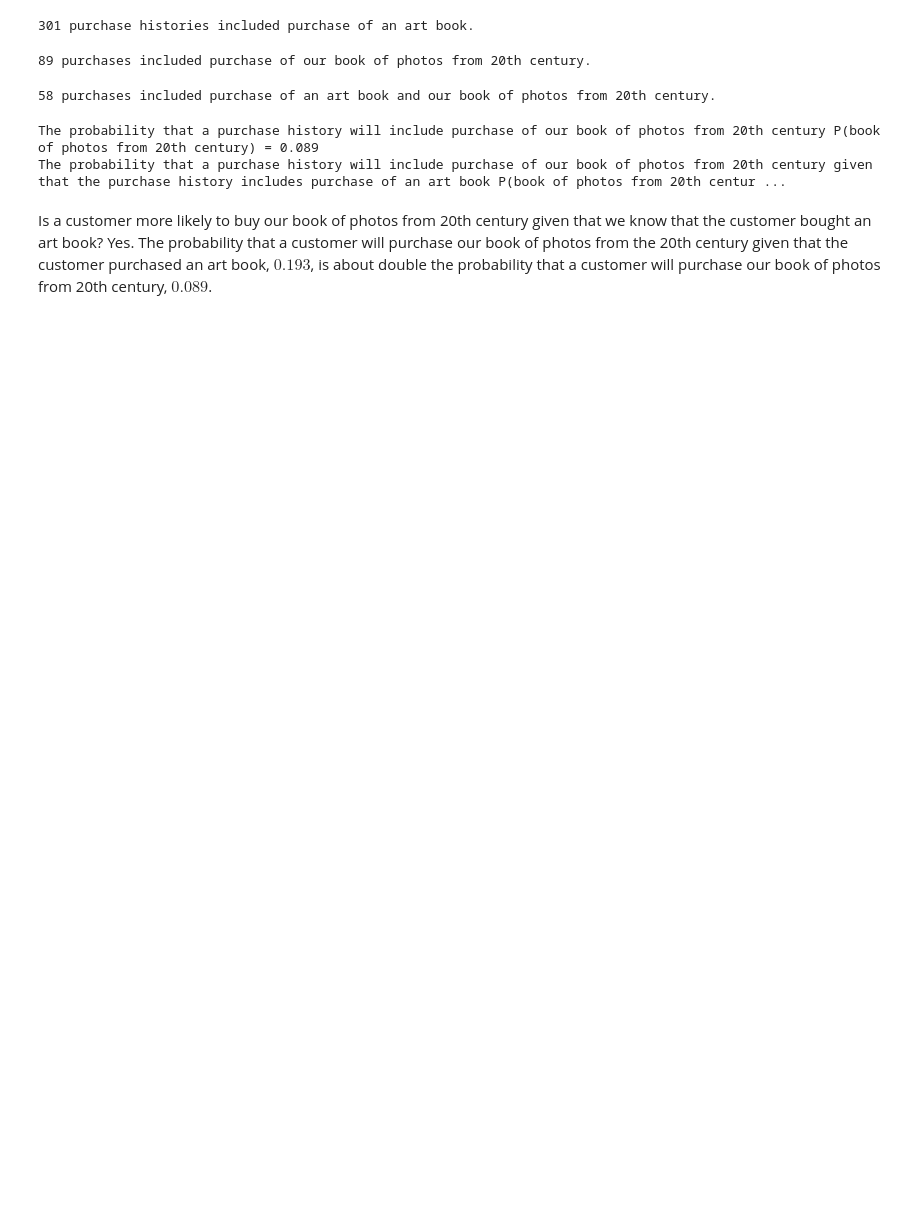
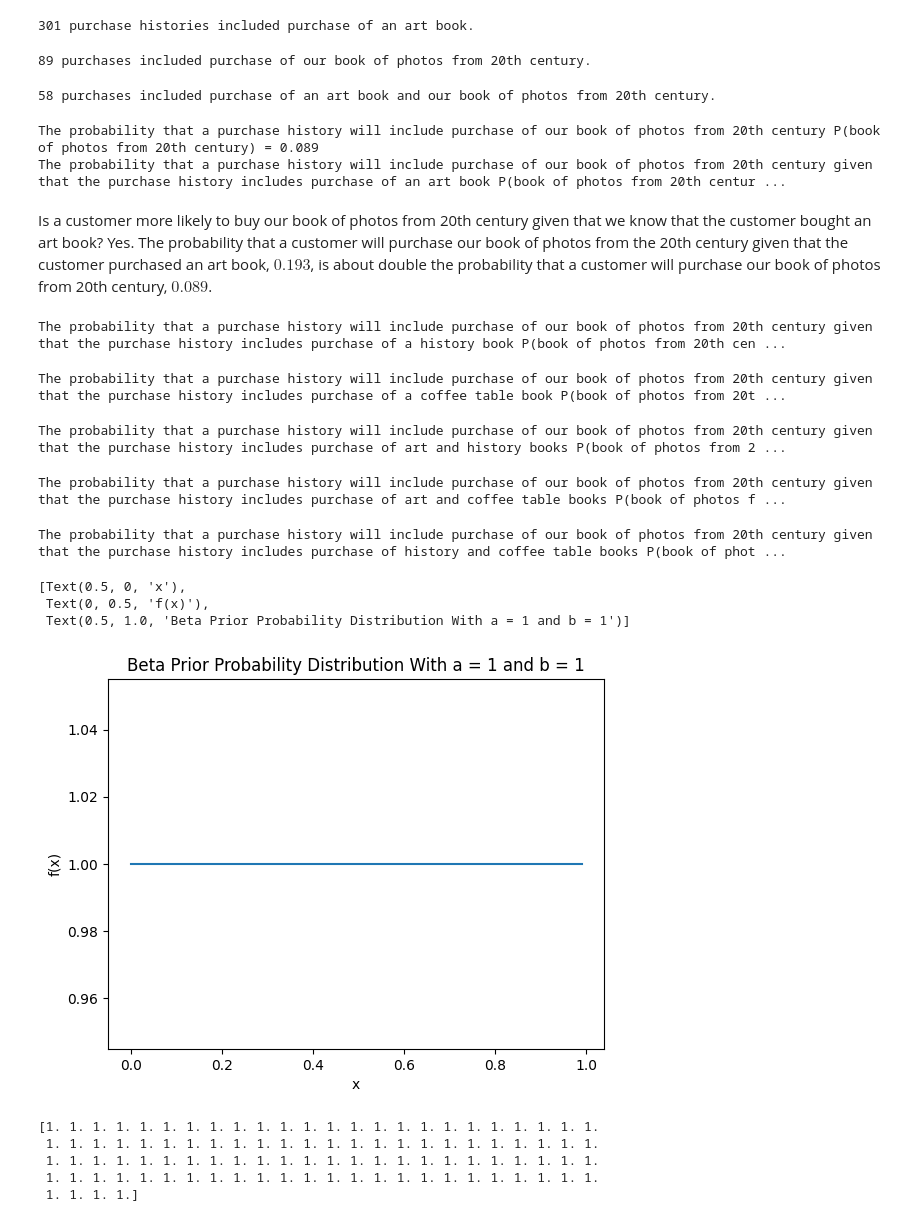
Before and after one commit to tslever/Tom_Levers_Public_Git_Repository, a Jupyter notebook: UVA/5--Bayesian_Machine_Learning/2--Bayesian_Modeling--Prior_Distributions/Calculate_Posteriors_For_Purchase_Of_Book_Of_Photos_From_20th_Century.ipynb, the cells around one changed output. Saved outputs shown, nothing was run; the diff lists cells and outputs as text; code cells hidden in the pictures; blank space fills up the shorter version.

```diff
--- a/UVA/5--Bayesian_Machine_Learning/2--Bayesian_Modeling--Prior_Distributions/Calculate_Posteriors_For_Purchase_Of_Book_Of_Photos_From_20th_Century.ipynb
+++ b/UVA/5--Bayesian_Machine_Learning/2--Bayesian_Modeling--Prior_Distributions/Calculate_Posteriors_For_Purchase_Of_Book_Of_Photos_From_20th_Century.ipynb
@@ -44,3 +44,81 @@ The probability that a purchase history will include purchase of our book of pho
 The probability that a purchase history will include purchase of our book of photos from 20th century given that the purchase history includes purchase of an art book P(book of photos from 20th centur ...
 # %% [markdown]
 Is a customer more likely to buy our book of photos from 20th century given that we know that the customer bought an art book? Yes. The probability that a customer will purchase our book of photos from the 20th century given that the customer purchased an art book, $0.193$, is about double the probability that a customer will purchase our book of photos from 20th century, $0.089$.
+# %%
+data_frame_of_purchase_histories_with_purchase_of_history_book = data_frame_of_purchase_histories[data_frame_of_purchase_histories['HistoryBooks'] > 0]
+number_of_purchase_histories_with_purchase_of_history_book = data_frame_of_purchase_histories_with_purchase_of_history_book.shape[0]
+data_frame_of_purchases_histories_with_purchase_of_history_book_and_book_of_photos_from_20th_century = data_frame_of_purchase_histories_with_purchase_of_history_book[data_frame_of_purchase_histories_with_purchase_of_history_book['Purchase'] > 0]
+number_of_purchase_histories_with_purchase_of_history_book_and_book_of_photos_from_20th_century = data_frame_of_purchases_histories_with_purchase_of_history_book_and_book_of_photos_from_20th_century.shape[0]
+probability_that_purchase_history_will_include_purchase_of_book_of_photos_from_20th_century_given_purchase_history_includes_purchase_of_history_book = number_of_purchase_histories_with_purchase_of_history_book_and_book_of_photos_from_20th_century / number_of_purchase_histories_with_purchase_of_history_book
+print(f'The probability that a purchase history will include purchase of our book of photos from 20th century given that the purchase history includes purchase of a history book P(book of photos from 20th century | history book) = {probability_that_purchase_history_will_include_purchase_of_book_of_photos_from_20th_century_given_purchase_history_includes_purchase_of_history_book}')
+# %% [output]
+The probability that a purchase history will include purchase of our book of photos from 20th century given that the purchase history includes purchase of a history book P(book of photos from 20th cen ...
+# %%
+data_frame_of_purchase_histories_with_purchase_of_coffee_table_book = data_frame_of_purchase_histories[data_frame_of_purchase_histories['TableBooks'] > 0]
+number_of_purchase_histories_with_purchase_of_coffee_table_book = data_frame_of_purchase_histories_with_purchase_of_coffee_table_book.shape[0]
+data_frame_of_purchase_histories_with_purchase_of_coffee_table_book_and_book_of_photos_from_20th_century = data_frame_of_purchase_histories_with_purchase_of_coffee_table_book[data_frame_of_purchase_histories_with_purchase_of_coffee_table_book['Purchase'] > 0]
+number_of_purchase_histories_with_purchase_of_coffee_table_book_and_book_of_photos_from_20th_century = data_frame_of_purchase_histories_with_purchase_of_coffee_table_book_and_book_of_photos_from_20th_century.shape[0]
+probability_that_purchase_history_will_include_purchase_of_book_of_photos_from_20th_century_given_purchase_history_includes_purchase_of_coffee_table_book = number_of_purchase_histories_with_purchase_of_coffee_table_book_and_book_of_photos_from_20th_century / number_of_purchase_histories_with_purchase_of_coffee_table_book
+print(f'The probability that a purchase history will include purchase of our book of photos from 20th century given that the purchase history includes purchase of a coffee table book P(book of photos from 20th century | coffee table book) = {probability_that_purchase_history_will_include_purchase_of_book_of_photos_from_20th_century_given_purchase_history_includes_purchase_of_coffee_table_book}')
+# %% [output]
+The probability that a purchase history will include purchase of our book of photos from 20th century given that the purchase history includes purchase of a coffee table book P(book of photos from 20t ...
+# %%
+data_frame_of_purchase_histories_with_purchase_of_art_and_history_books = data_frame_of_purchase_histories[(data_frame_of_purchase_histories['ArtBooks'] > 0) & (data_frame_of_purchase_histories['HistoryBooks'] > 0)]
+number_of_purchase_histories_with_purchase_of_art_and_history_books = data_frame_of_purchase_histories_with_purchase_of_art_and_history_books.shape[0]
+data_frame_of_purchase_histories_with_purchase_of_art_and_history_books_and_book_of_photos_from_20th_century = data_frame_of_purchase_histories_with_purchase_of_art_and_history_books[data_frame_of_purchase_histories_with_purchase_of_art_and_history_books['Purchase'] > 0]
+number_of_purchase_histories_with_purchase_of_art_and_history_books_and_book_of_photos_from_20th_century = data_frame_of_purchase_histories_with_purchase_of_art_and_history_books_and_book_of_photos_from_20th_century.shape[0]
+probability_that_purchase_history_will_include_purchase_of_book_of_photos_from_20th_century_given_purchase_history_includes_purchase_of_art_and_history_books = number_of_purchase_histories_with_purchase_of_art_and_history_books_and_book_of_photos_from_20th_century / number_of_purchase_histories_with_purchase_of_art_and_history_books
+print(f'The probability that a purchase history will include purchase of our book of photos from 20th century given that the purchase history includes purchase of art and history books P(book of photos from 20th century | art and history books) = {probability_that_purchase_history_will_include_purchase_of_book_of_photos_from_20th_century_given_purchase_history_includes_purchase_of_art_and_history_books}')
+# %% [output]
+The probability that a purchase history will include purchase of our book of photos from 20th century given that the purchase history includes purchase of art and history books P(book of photos from 2 ...
+# %%
+data_frame_of_purchase_histories_with_purchase_of_art_and_coffee_table_books = data_frame_of_purchase_histories[(data_frame_of_purchase_histories['ArtBooks'] > 0) & (data_frame_of_purchase_histories['TableBooks'] > 0)]
+number_of_purchase_histories_with_purchase_of_art_and_coffee_table_books = data_frame_of_purchase_histories_with_purchase_of_art_and_coffee_table_books.shape[0]
+data_frame_of_purchase_histories_with_purchase_of_art_and_coffee_table_books_and_book_of_photos_from_20th_century = data_frame_of_purchase_histories_with_purchase_of_art_and_coffee_table_books[data_frame_of_purchase_histories_with_purchase_of_art_and_coffee_table_books['Purchase'] > 0]
+number_of_purchase_histories_with_purchase_of_art_and_coffee_table_books_and_book_of_photos_from_20th_century = data_frame_of_purchase_histories_with_purchase_of_art_and_coffee_table_books_and_book_of_photos_from_20th_century.shape[0]
+probability_that_purchase_history_will_include_purchase_of_book_of_photos_from_20th_century_given_purchase_history_includes_purchase_of_art_and_coffee_table_books = number_of_purchase_histories_with_purchase_of_art_and_coffee_table_books_and_book_of_photos_from_20th_century / number_of_purchase_histories_with_purchase_of_art_and_coffee_table_books
+print(f'The probability that a purchase history will include purchase of our book of photos from 20th century given that the purchase history includes purchase of art and coffee table books P(book of photos from 20th century | art and coffee table books) = {probability_that_purchase_history_will_include_purchase_of_book_of_photos_from_20th_century_given_purchase_history_includes_purchase_of_art_and_coffee_table_books}')
+# %% [output]
+The probability that a purchase history will include purchase of our book of photos from 20th century given that the purchase history includes purchase of art and coffee table books P(book of photos f ...
+# %%
+data_frame_of_purchase_histories_with_purchase_of_history_and_coffee_table_books = data_frame_of_purchase_histories[(data_frame_of_purchase_histories['HistoryBooks'] > 0) & (data_frame_of_purchase_histories['TableBooks'] > 0)]
+number_of_purchase_histories_with_purchase_of_history_and_coffee_table_books = data_frame_of_purchase_histories_with_purchase_of_history_and_coffee_table_books.shape[0]
+data_frame_of_purchase_histories_with_purchase_of_history_and_coffee_table_books_and_book_of_photos_from_20th_century = data_frame_of_purchase_histories_with_purchase_of_history_and_coffee_table_books[data_frame_of_purchase_histories_with_purchase_of_history_and_coffee_table_books['Purchase'] > 0]
+number_of_purchase_histories_with_purchase_of_history_and_coffee_table_books_and_book_of_photos_from_20th_century = data_frame_of_purchase_histories_with_purchase_of_history_and_coffee_table_books_and_book_of_photos_from_20th_century.shape[0]
+probability_that_purchase_history_will_include_purchase_of_book_of_photos_from_20th_century_given_purchase_history_includes_purchase_of_history_and_coffee_table_books = number_of_purchase_histories_with_purchase_of_history_and_coffee_table_books_and_book_of_photos_from_20th_century / number_of_purchase_histories_with_purchase_of_history_and_coffee_table_books
+print(f'The probability that a purchase history will include purchase of our book of photos from 20th century given that the purchase history includes purchase of history and coffee table books P(book of photos from 20th century | history and coffee table books) = {probability_that_purchase_history_will_include_purchase_of_book_of_photos_from_20th_century_given_purchase_history_includes_purchase_of_history_and_coffee_table_books}')
+# %% [output]
+The probability that a purchase history will include purchase of our book of photos from 20th century given that the purchase history includes purchase of history and coffee table books P(book of phot ...
+# %%
+import numpy as np
+delta_x = 0.01
+x = np.arange(0, 1, delta_x)
+shape_parameter_a = 1 # number of successes
+shape_parameter_b = 1 # number of failures
+# a + b = number of trials
+from scipy.stats import beta
+Beta_1_1_prior_probability_distribution = beta.pdf(
+    x = x,
+    a = shape_parameter_a,
+    b = shape_parameter_b
+)
+import pandas as pd
+data_frame = pd.DataFrame({"x": x, "y": Beta_1_1_prior_probability_distribution})
+import seaborn as sns
+ax = sns.lineplot(data = data_frame, x = "x", y = "y")
+ax.set(xlabel = 'x', ylabel = 'f(x)', title = f'Beta Prior Probability Distribution With a = {shape_parameter_a} and b = {shape_parameter_b}')
+# %% [output]
+[Text(0.5, 0, 'x'),
+ Text(0, 0.5, 'f(x)'),
+ Text(0.5, 1.0, 'Beta Prior Probability Distribution With a = 1 and b = 1')]
+[figure, added]
+# %%
+total_and_marginal_probability = np.sum(probability_that_purchase_history_will_include_purchase_of_book_of_photos_from_20th_century_given_purchase_history_includes_purchase_of_art_book * Beta_1_1_prior_probability_distribution * delta_x)
+posterior_probability_distribution = probability_that_purchase_history_will_include_purchase_of_book_of_photos_from_20th_century_given_purchase_history_includes_purchase_of_art_book * Beta_1_1_prior_probability_distribution / total_and_marginal_probability
+print(posterior_probability_distribution)
+# %% [output]
+[1. 1. 1. 1. 1. 1. 1. 1. 1. 1. 1. 1. 1. 1. 1. 1. 1. 1. 1. 1. 1. 1. 1. 1.
+ 1. 1. 1. 1. 1. 1. 1. 1. 1. 1. 1. 1. 1. 1. 1. 1. 1. 1. 1. 1. 1. 1. 1. 1.
+ 1. 1. 1. 1. 1. 1. 1. 1. 1. 1. 1. 1. 1. 1. 1. 1. 1. 1. 1. 1. 1. 1. 1. 1.
+ 1. 1. 1. 1. 1. 1. 1. 1. 1. 1. 1. 1. 1. 1. 1. 1. 1. 1. 1. 1. 1. 1. 1. 1.
+ 1. 1. 1. 1.]
```
Also changed, not shown: parts of 3 cells of this notebook.
